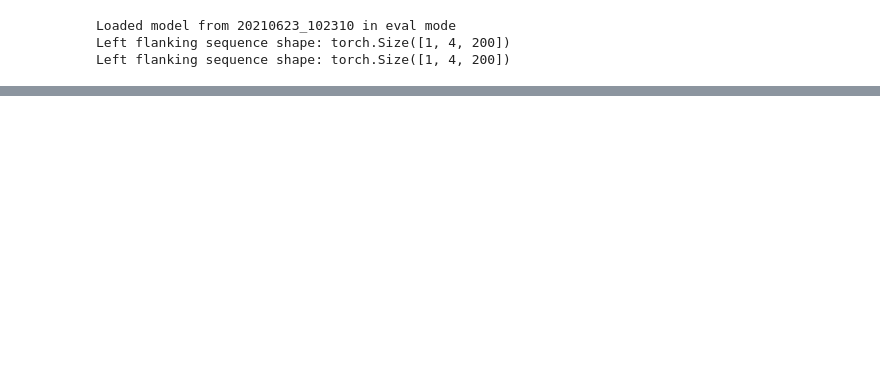
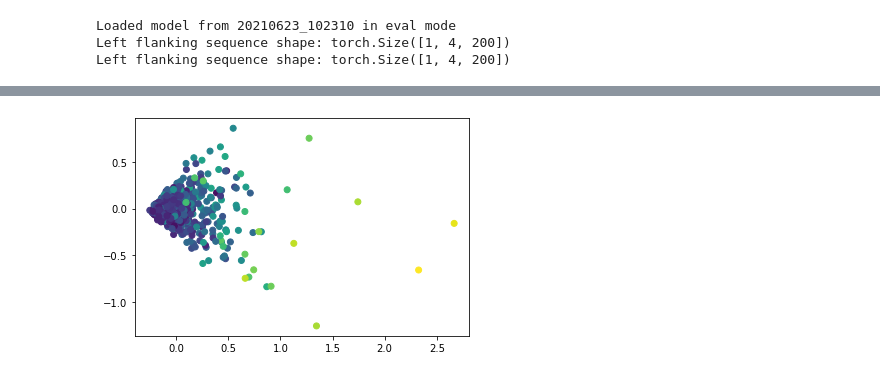
Before and after one commit to sjgosai/boda2, a Jupyter notebook: analysis/SG011__GPytorch/Untitled.ipynb, the cells around one changed output, grey strips where cells are left out. Saved outputs shown, nothing was run; the diff lists cells and outputs as text; code cells hidden in the pictures; blank space fills up the shorter version.

```diff
--- a/analysis/SG011__GPytorch/Untitled.ipynb
+++ b/analysis/SG011__GPytorch/Untitled.ipynb
@@ -118,0 +153,4 @@ data = data_module(**vars(data_module.process_args(args)))
+# %%
+data_module = getattr(boda.data, 'MPRA_DataModule')
+data = data_module(datafile_path='gs://syrgoth/data/MPRA_UKBB_BODA_v2.txt', data_project=['BODA'], padded_seq_len=600)
+data.setup()
@@ -118,0 +288,13 @@ data = data_module(**vars(data_module.process_args(args)))
+# %%
+X, Y = [ torch.stack(z, dim=0) for z in zip(*data.chr_dataset_test) ]
+X = X[:, :, 200:400]
+Y = Y[:,0]
+print(X.shape)
+print(Y.shape)
+
+with torch.no_grad():
+    encoded_test, decoded_test, preds_test = my_energy.encode_and_decode_and_pred(X)
+
+print(encoded_test.shape)
+print(decoded_test.shape)
+print(preds_test.shape)
@@ -118,0 +343,12 @@ data = data_module(**vars(data_module.process_args(args)))
+# %%
+from sklearn.decomposition import PCA
+
+dim_red = PCA(n_components = 3)
+
+seq_pca = dim_red.fit_transform(encoded.cpu().numpy())
+seq_pca_test = dim_red.transform(encoded_test.cpu().numpy())
+# %%
+plt.scatter( seq_pca_test[:,0], seq_pca_test[:,1], c=Y.cpu().numpy(), cmap='viridis' )
+plt.show()
+# %% [output]
+[figure, added]
```
Also changed, not shown: parts of 20 cells of this notebook.
